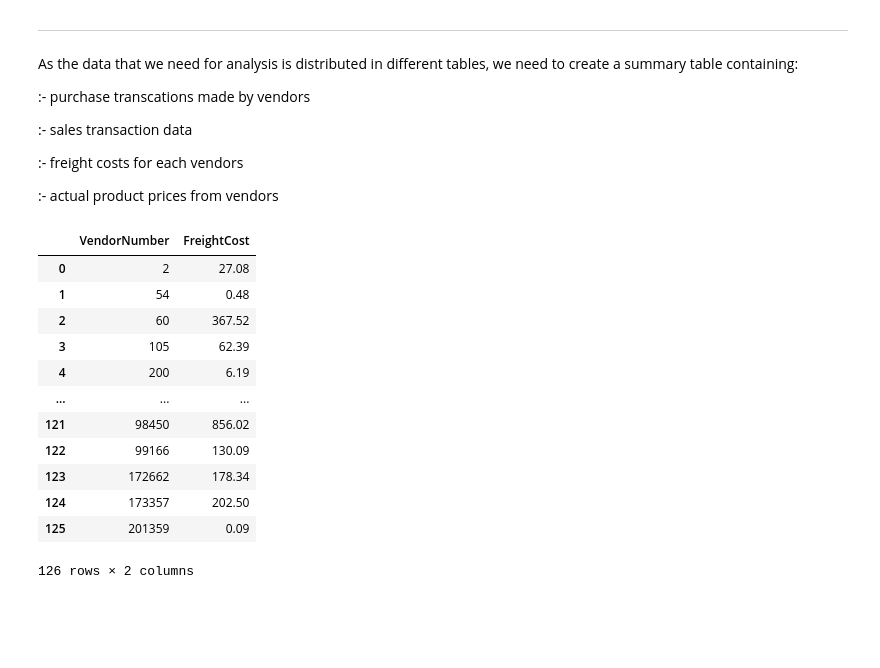
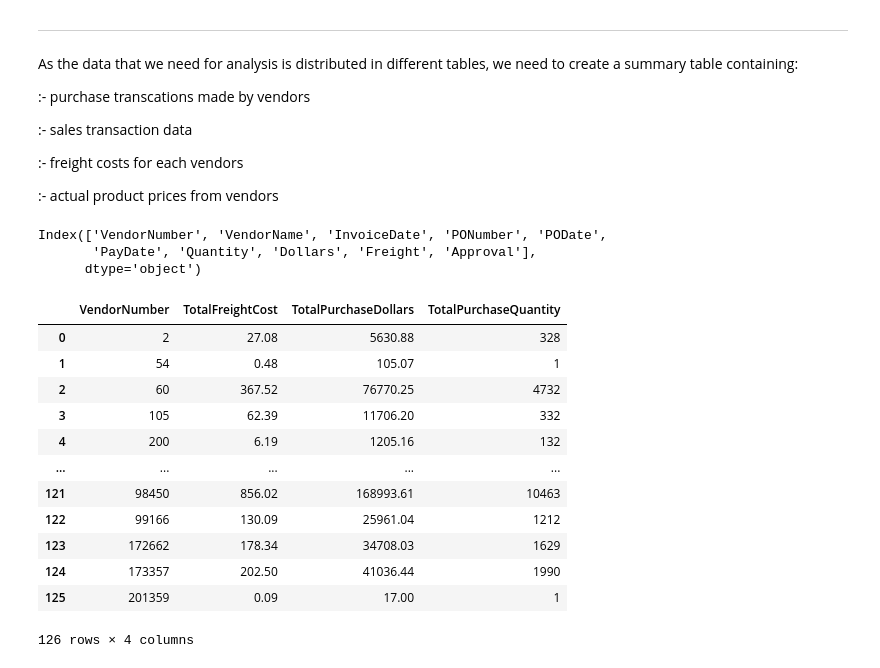
Before and after one commit to Karan25sing/Vendor-Performance-Analysis, a Jupyter notebook: Exploratory Data Analysis.ipynb, the cells around one changed output. Cells and saved outputs as stored; diff of their text form; code cells hidden in the pictures; blank space fills up the shorter version.

Commit message:
Created an aggregated table from large dataset of sales and purchase and cleaned and handle the aggregated table

```diff
--- a/Exploratory Data Analysis.ipynb
+++ b/Exploratory Data Analysis.ipynb
@@ -155,22 +156,30 @@ As the data that we need for analysis is distributed in different tables, we nee
 :- freight costs for each vendors
 
 :- actual product prices from vendors
+# %%
+vendor_invoice.columns
+# %% [output]
+Index(['VendorNumber', 'VendorName', 'InvoiceDate', 'PONumber', 'PODate',
+       'PayDate', 'Quantity', 'Dollars', 'Freight', 'Approval'],
+      dtype='object')
 # %%
-freight_summary = pd.read_sql_query('''select VendorNumber, SUM(Freight) as FreightCost
-                                    From vendor_invoice
+freight_summary = pd.read_sql_query('''Select vi.VendorNumber, SUM(vi.Freight) as TotalFreightCost,
+                                    sum(vi.Dollars) as TotalPurchaseDollars,
+                                    sum(vi.Quantity) as TotalPurchaseQuantity
+                                    From vendor_invoice as vi
                                     Group BY VendorNumber ''',conn)
 freight_summary
 # %% [output]
-|  | VendorNumber | FreightCost |
-| 0 | 2 | 27.08 |
-| 1 | 54 | 0.48 |
-| 2 | 60 | 367.52 |
-| 3 | 105 | 62.39 |
-| 4 | 200 | 6.19 |
-| ... | ... | ... |
-| 121 | 98450 | 856.02 |
-| 122 | 99166 | 130.09 |
-| 123 | 172662 | 178.34 |
-| 124 | 173357 | 202.50 |
-| 125 | 201359 | 0.09 |
+|  | VendorNumber | TotalFreightCost | TotalPurchaseDollars | TotalPurchaseQuantity |
+| 0 | 2 | 27.08 | 5630.88 | 328 |
+| 1 | 54 | 0.48 | 105.07 | 1 |
+| 2 | 60 | 367.52 | 76770.25 | 4732 |
+| 3 | 105 | 62.39 | 11706.20 | 332 |
+| 4 | 200 | 6.19 | 1205.16 | 132 |
+| ... | ... | ... | ... | ... |
+| 121 | 98450 | 856.02 | 168993.61 | 10463 |
+| 122 | 99166 | 130.09 | 25961.04 | 1212 |
+| 123 | 172662 | 178.34 | 34708.03 | 1629 |
+| 124 | 173357 | 202.50 | 41036.44 | 1990 |
+| 125 | 201359 | 0.09 | 17.00 | 1 |
-126 rows × 2 columns
+126 rows × 4 columns
```
Also changed, not shown: parts of 14 cells of this notebook.
